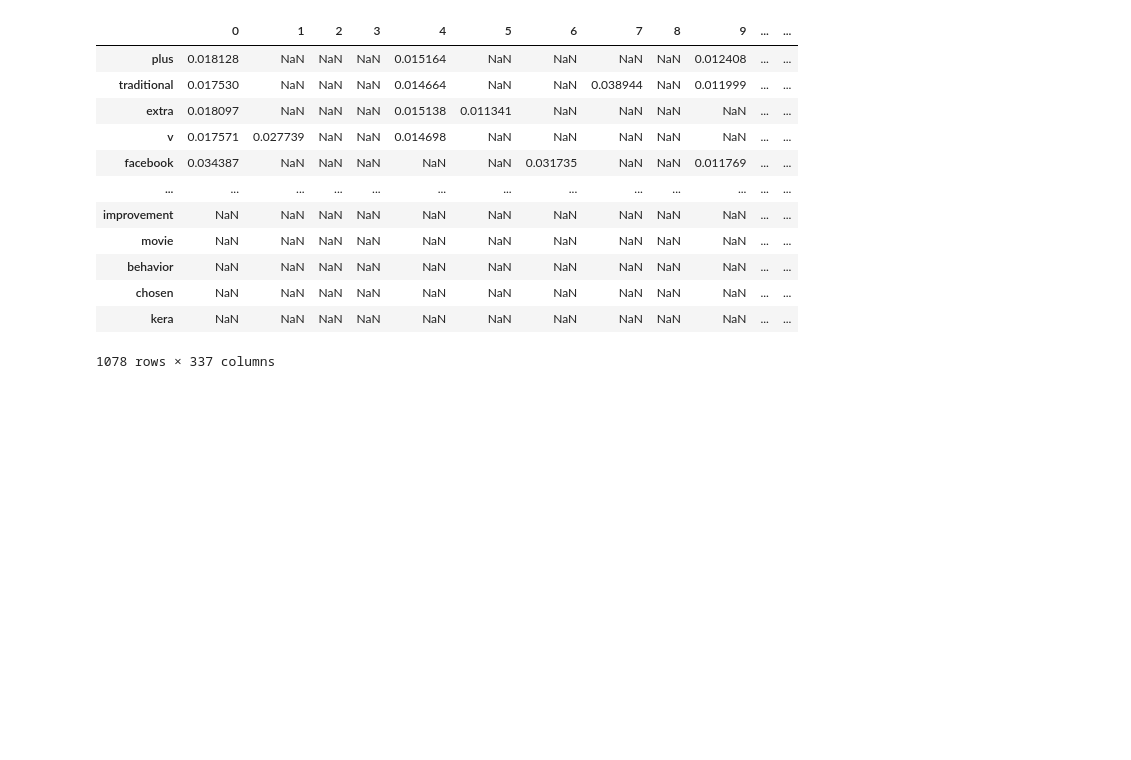
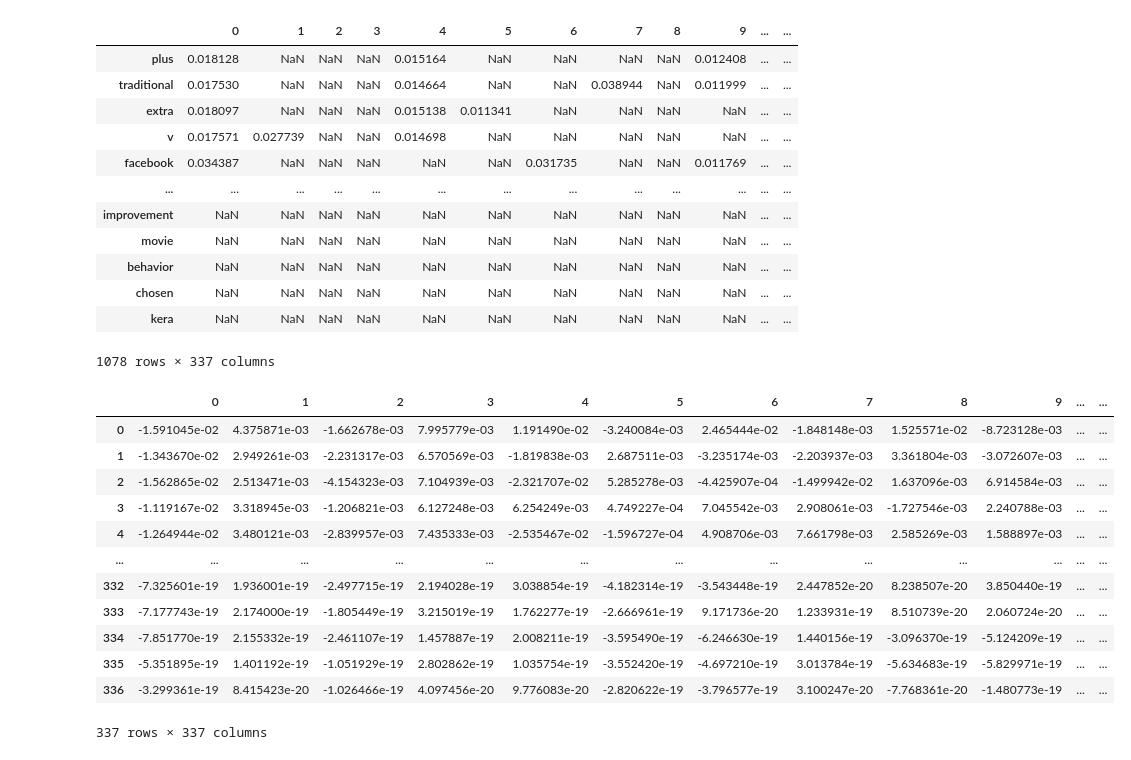
Before and after one commit to klesnkri/lsa-model, a Jupyter notebook: data.ipynb, the cells around one changed output. Saved outputs shown, nothing was run; the diff lists cells and outputs as text; code cells hidden in the pictures; blank space fills up the shorter version.

```diff
--- a/data.ipynb
+++ b/data.ipynb
@@ -244,7 +244,22 @@ def get_concept_by_document(df_tf_idf):
     S = np.diag(s_eigen)
 
     concept_by_document = S @ V.T
-    return concept_by_document
+    return pd.DataFrame(concept_by_document)
 # %%
-values_concept = get_concept_by_document(df_tf_idf)
+df_concept = get_concept_by_document(df_tf_idf)
+df_concept
+# %% [output]
+|  | 0 | 1 | 2 | 3 | 4 | 5 | 6 | 7 | 8 | 9 | ... | ... |
+| 0 | -1.591045e-02 | 4.375871e-03 | -1.662678e-03 | 7.995779e-03 | 1.191490e-02 | -3.240084e-03 | 2.465444e-02 | -1.848148e-03 | 1.525571e-02 | -8.723128e-03 | ... | ... |
+| 1 | -1.343670e-02 | 2.949261e-03 | -2.231317e-03 | 6.570569e-03 | -1.819838e-03 | 2.687511e-03 | -3.235174e-03 | -2.203937e-03 | 3.361804e-03 | -3.072607e-03 | ... | ... |
+| 2 | -1.562865e-02 | 2.513471e-03 | -4.154323e-03 | 7.104939e-03 | -2.321707e-02 | 5.285278e-03 | -4.425907e-04 | -1.499942e-02 | 1.637096e-03 | 6.914584e-03 | ... | ... |
+| 3 | -1.119167e-02 | 3.318945e-03 | -1.206821e-03 | 6.127248e-03 | 6.254249e-03 | 4.749227e-04 | 7.045542e-03 | 2.908061e-03 | -1.727546e-03 | 2.240788e-03 | ... | ... |
+| 4 | -1.264944e-02 | 3.480121e-03 | -2.839957e-03 | 7.435333e-03 | -2.535467e-02 | -1.596727e-04 | 4.908706e-03 | 7.661798e-03 | 2.585269e-03 | 1.588897e-03 | ... | ... |
+| ... | ... | ... | ... | ... | ... | ... | ... | ... | ... | ... | ... | ... |
+| 332 | -7.325601e-19 | 1.936001e-19 | -2.497715e-19 | 2.194028e-19 | 3.038854e-19 | -4.182314e-19 | -3.543448e-19 | 2.447852e-20 | 8.238507e-20 | 3.850440e-19 | ... | ... |
+| 333 | -7.177743e-19 | 2.174000e-19 | -1.805449e-19 | 3.215019e-19 | 1.762277e-19 | -2.666961e-19 | 9.171736e-20 | 1.233931e-19 | 8.510739e-20 | 2.060724e-20 | ... | ... |
+| 334 | -7.851770e-19 | 2.155332e-19 | -2.461107e-19 | 1.457887e-19 | 2.008211e-19 | -3.595490e-19 | -6.246630e-19 | 1.440156e-19 | -3.096370e-19 | -5.124209e-19 | ... | ... |
+| 335 | -5.351895e-19 | 1.401192e-19 | -1.051929e-19 | 2.802862e-19 | 1.035754e-19 | -3.552420e-19 | -4.697210e-19 | 3.013784e-19 | -5.634683e-19 | -5.829971e-19 | ... | ... |
+| 336 | -3.299361e-19 | 8.415423e-20 | -1.026466e-19 | 4.097456e-20 | 9.776083e-20 | -2.820622e-19 | -3.796577e-19 | 3.100247e-20 | -7.768361e-20 | -1.480773e-19 | ... | ... |
+337 rows × 337 columns
 # %%
```
Also changed, not shown: parts of 3 cells of this notebook, 1 other file.
